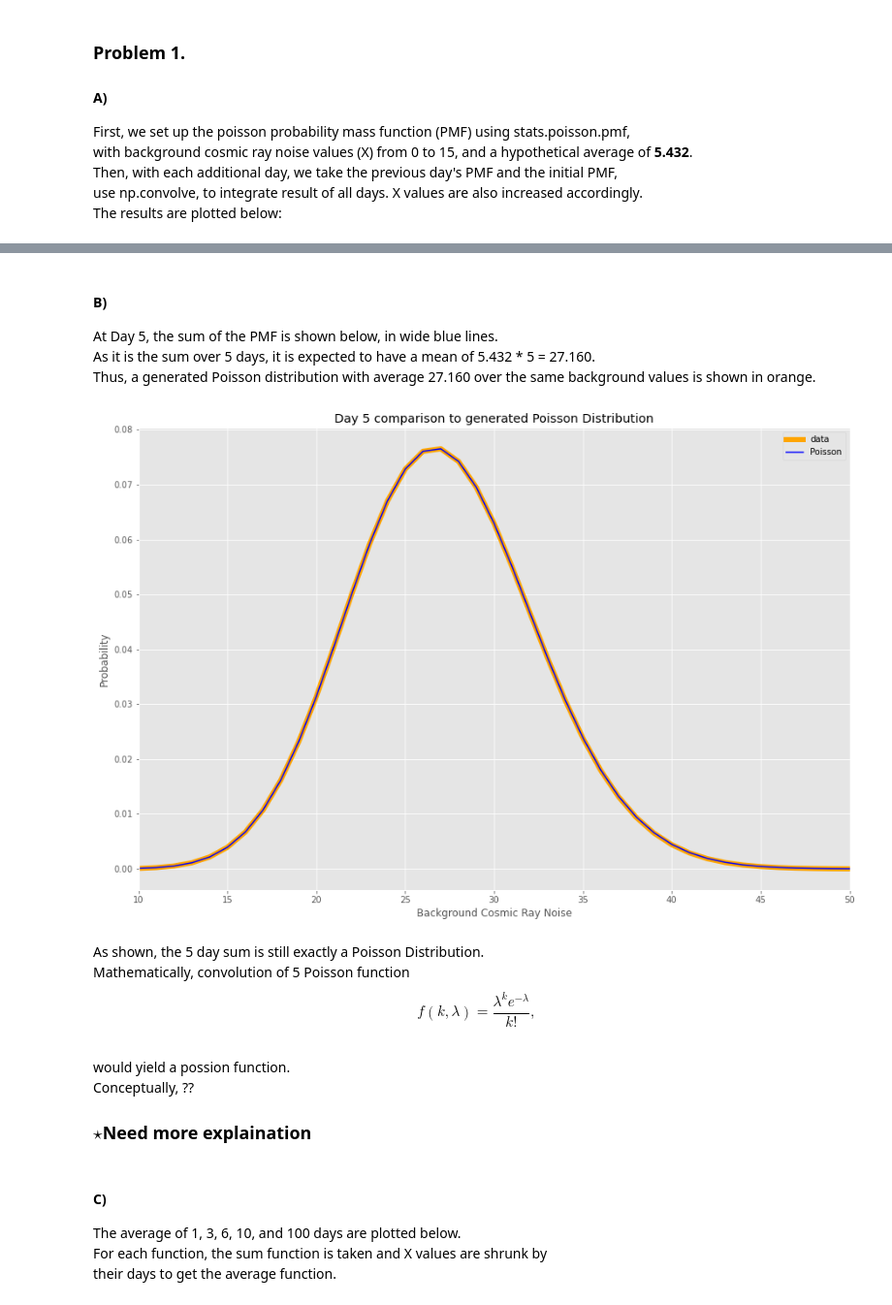
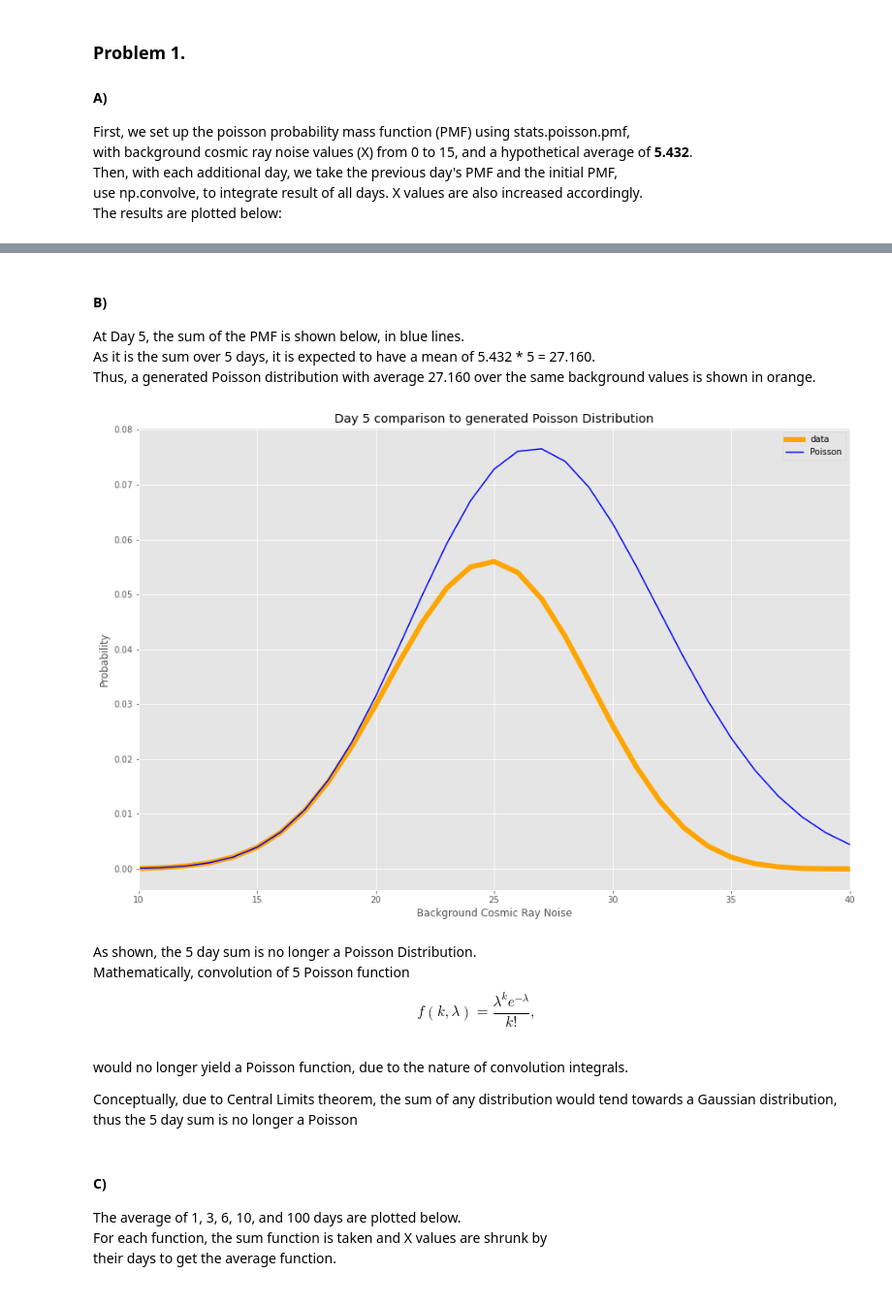
Before and after one commit to HaikunXue/Phys-434-lab, a Jupyter notebook: Lab 2.ipynb, the cells around one changed output, grey strips where cells are left out. Shown at 97% size. Saved outputs shown, nothing was run; the diff lists cells and outputs as text; code cells hidden in the pictures.

```diff
--- a/Lab 2.ipynb
+++ b/Lab 2.ipynb
@@ -24,7 +24,7 @@ plt.style.use('ggplot')
 
 fig, ax = plt.subplots(3, 2)
 
-n_terms = 15
+n_terms = 8
 x1 = np.arange(0,n_terms+1)
 
 y_poi1 = stats.poisson.pmf(x1, x_background)
@@ -72,29 +72,30 @@ ax[2,1].set_ylabel("Probability");
 # %% [markdown]
 #### B)
-At Day 5, the sum of the PMF is shown below, in wide blue lines.
+At Day 5, the sum of the PMF is shown below, in blue lines.
 As it is the sum over 5 days, it is expected to have a mean of 5.432 * 5 = 27.160.
 Thus, a generated Poisson distribution with average 27.160 over the same background values is shown in orange.
 # %%
 plt.rcParams["figure.figsize"] = (15,10)
 
 fig, ax = plt.subplots(1,1)
 
 ax.set_title("Day 5 comparison to generated Poisson Distribution")
 ax.set_xlabel("Background Cosmic Ray Noise")
 ax.set_ylabel("Probability")
-ax.set_xlim(10,50)
+ax.set_xlim(10,40)
 ax.plot(x5, y_poi5, label = "data", linewidth = 6, color = "orange")
 ax.plot(x5, stats.poisson.pmf(x5, x_background*5), label = "Poisson", color = "b")
 
 ax.legend();
 # %% [output]
-[figure, old version]
+[figure, new version]
 # %% [markdown]
-As shown, the 5 day sum is still exactly a Poisson Distribution.
+As shown, the 5 day sum is no longer a Poisson Distribution.
 Mathematically, convolution of 5 Poisson function $$\!f(k, \lambda)= \frac{\lambda^k e^{-\lambda}}{k!},$$
-would yield a possion function.
-Conceptually, ??
-### $\star$Need more explaination
+would no longer yield a Poisson function, due to the nature of convolution integrals.
+
+Conceptually, due to Central Limits theorem, the sum of any distribution would tend towards a Gaussian distribution,
+thus the 5 day sum is no longer a Poisson
 # %% [markdown]
 #### C)
 The average of 1, 3, 6, 10, and 100 days are plotted below.
```
Also changed, not shown: parts of 30 cells of this notebook.
